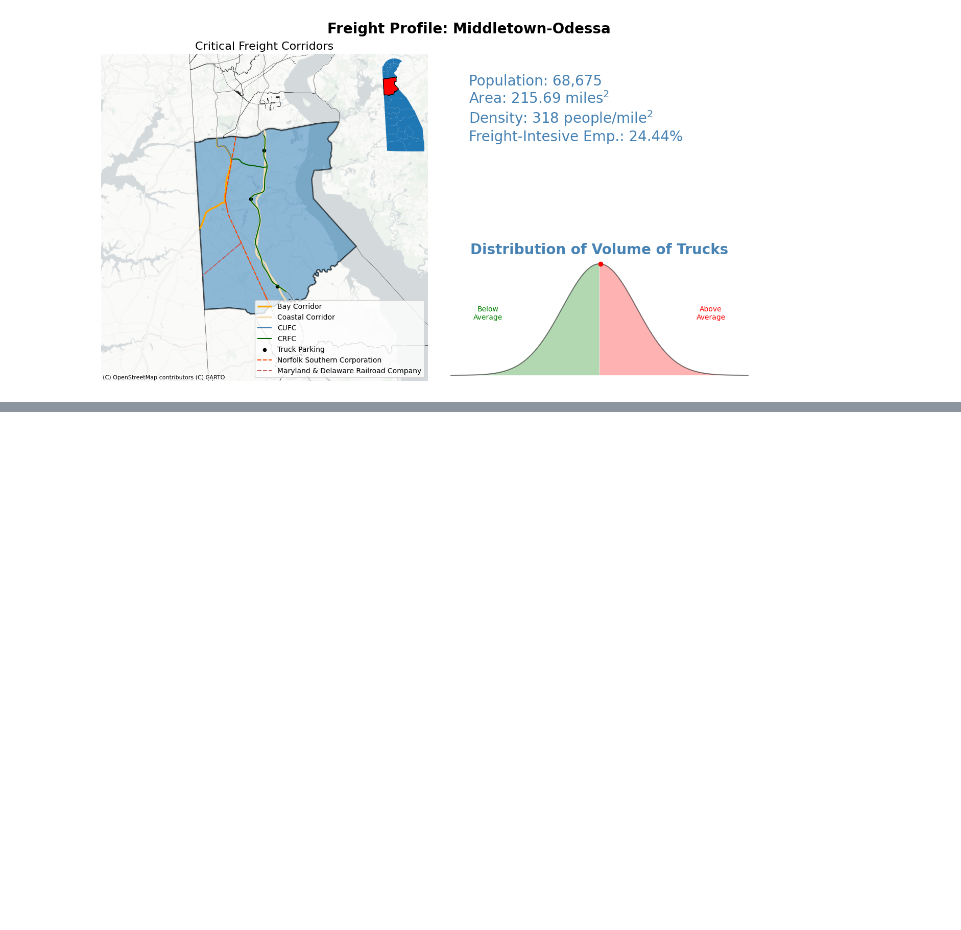
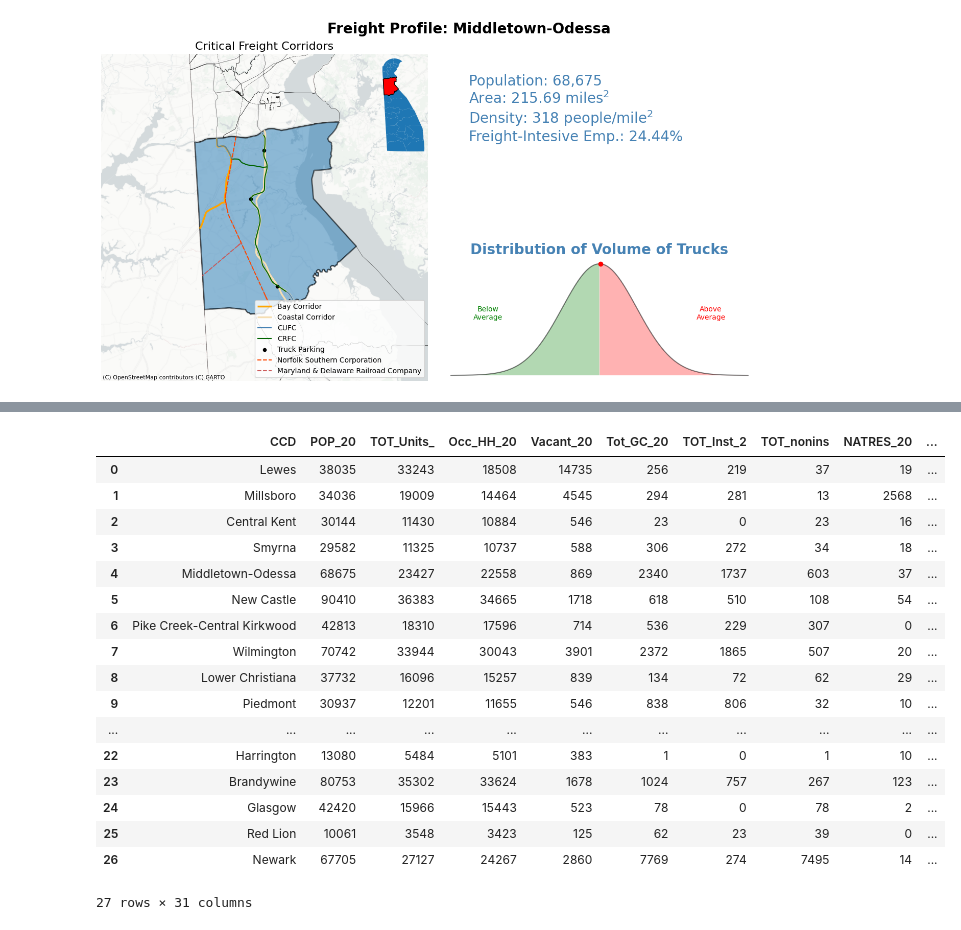
Before and after one commit to ReidelVichot/DEFreightProfiles, a Jupyter notebook: Roads_Tracks_infograph 7-6.ipynb, the cells around one changed output, grey strips where cells are left out. Saved outputs shown, nothing was run; the diff lists cells and outputs as text; code cells hidden in the pictures; blank space fills up the shorter version.

```diff
--- a/Roads_Tracks_infograph 7-6.ipynb
+++ b/Roads_Tracks_infograph 7-6.ipynb
@@ -428,0 +254,43 @@ truck_parking_intercept.plot(legend=True,label="Truck")
+# %%
+ccd_name = "tl_rd22_10_cousub (1)/tl_rd22_10_cousub.shp"
+ccd2 =  gpd.read_file(dir + ccd_name)[["NAME", "geometry"]]
+ccd2 = ccd2.to_crs("EPSG:2235")
+truck_parking_temp = gpd.overlay(truck_parking, ccd2, how="intersection")
+temp1 = truck_parking_temp.groupby("NAME").sum(numeric_only=True).reset_index()
+temp2 = truck_parking_temp.groupby("NAME").count().reset_index()[["NAME", "Parking"]]
+parking = temp1.merge(temp2, on="NAME")
+
+ccd_updated = ccd.merge(parking, on="NAME", how="left")
+# %%
+# Preparing for regressions
+
+cols = ['CCD', 'POP_20', 'TOT_Units_', 'Occ_HH_20',
+       'Vacant_20', 'Tot_GC_20', 'TOT_Inst_2', 'TOT_nonins', 'NATRES_20',
+       'CONS_20', 'MANU_20', 'WHL_RET_20', 'TRN_UTL_20', 'INFO_20',
+       'FINANCE_20', 'PRO_BUS_20', 'ED_HEALTH_', 'LE_HOSP_20', 'OT_SVCS_20',
+       'PUBADM_20', 'FOOD_SVC_2', 'FIS_20', 'TOT_20', 'EMP_19', 'Adj_EMP_20',
+       'FIS', 'SIS', 'Average Daily O-D Traffic (StL Index)', 'z-score', 'counts',
+       'Parking']
+
+ccd_updated = ccd_updated[cols]
+# %%
+ccd_updated
+# %% [output]
+|  | CCD | POP_20 | TOT_Units_ | Occ_HH_20 | Vacant_20 | Tot_GC_20 | TOT_Inst_2 | TOT_nonins | NATRES_20 | ... |
+| 0 | Lewes | 38035 | 33243 | 18508 | 14735 | 256 | 219 | 37 | 19 | ... |
+| 1 | Millsboro | 34036 | 19009 | 14464 | 4545 | 294 | 281 | 13 | 2568 | ... |
+| 2 | Central Kent | 30144 | 11430 | 10884 | 546 | 23 | 0 | 23 | 16 | ... |
+| 3 | Smyrna | 29582 | 11325 | 10737 | 588 | 306 | 272 | 34 | 18 | ... |
+| 4 | Middletown-Odessa | 68675 | 23427 | 22558 | 869 | 2340 | 1737 | 603 | 37 | ... |
+| 5 | New Castle | 90410 | 36383 | 34665 | 1718 | 618 | 510 | 108 | 54 | ... |
+| 6 | Pike Creek-Central Kirkwood | 42813 | 18310 | 17596 | 714 | 536 | 229 | 307 | 0 | ... |
+| 7 | Wilmington | 70742 | 33944 | 30043 | 3901 | 2372 | 1865 | 507 | 20 | ... |
+| 8 | Lower Christiana | 37732 | 16096 | 15257 | 839 | 134 | 72 | 62 | 29 | ... |
+| 9 | Piedmont | 30937 | 12201 | 11655 | 546 | 838 | 806 | 32 | 10 | ... |
+| ... | ... | ... | ... | ... | ... | ... | ... | ... | ... | ... |
+| 22 | Harrington | 13080 | 5484 | 5101 | 383 | 1 | 0 | 1 | 10 | ... |
+| 23 | Brandywine | 80753 | 35302 | 33624 | 1678 | 1024 | 757 | 267 | 123 | ... |
+| 24 | Glasgow | 42420 | 15966 | 15443 | 523 | 78 | 0 | 78 | 2 | ... |
+| 25 | Red Lion | 10061 | 3548 | 3423 | 125 | 62 | 23 | 39 | 0 | ... |
+| 26 | Newark | 67705 | 27127 | 24267 | 2860 | 7769 | 274 | 7495 | 14 | ... |
+27 rows × 31 columns
```
Also changed, not shown: parts of 14 cells of this notebook.
